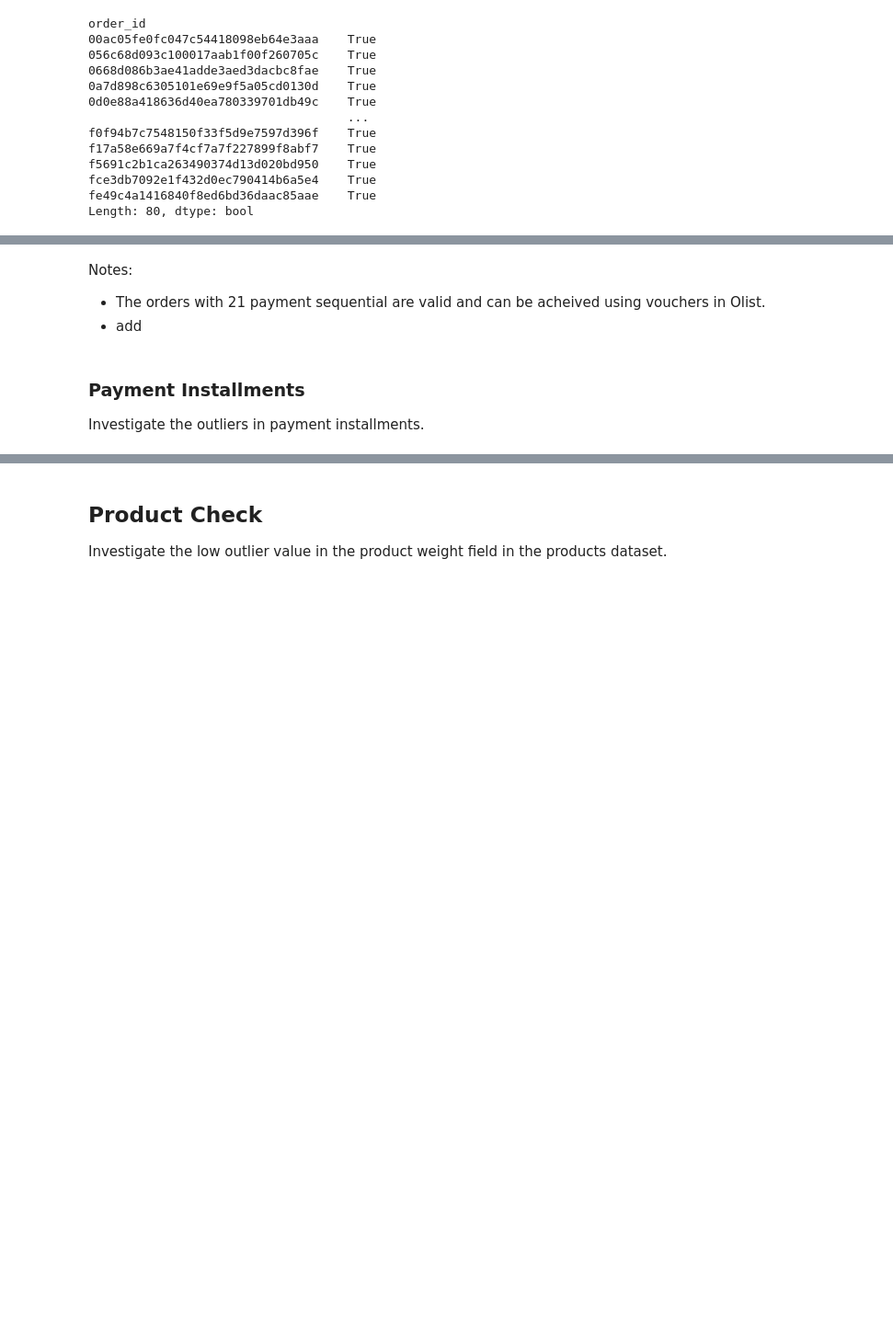
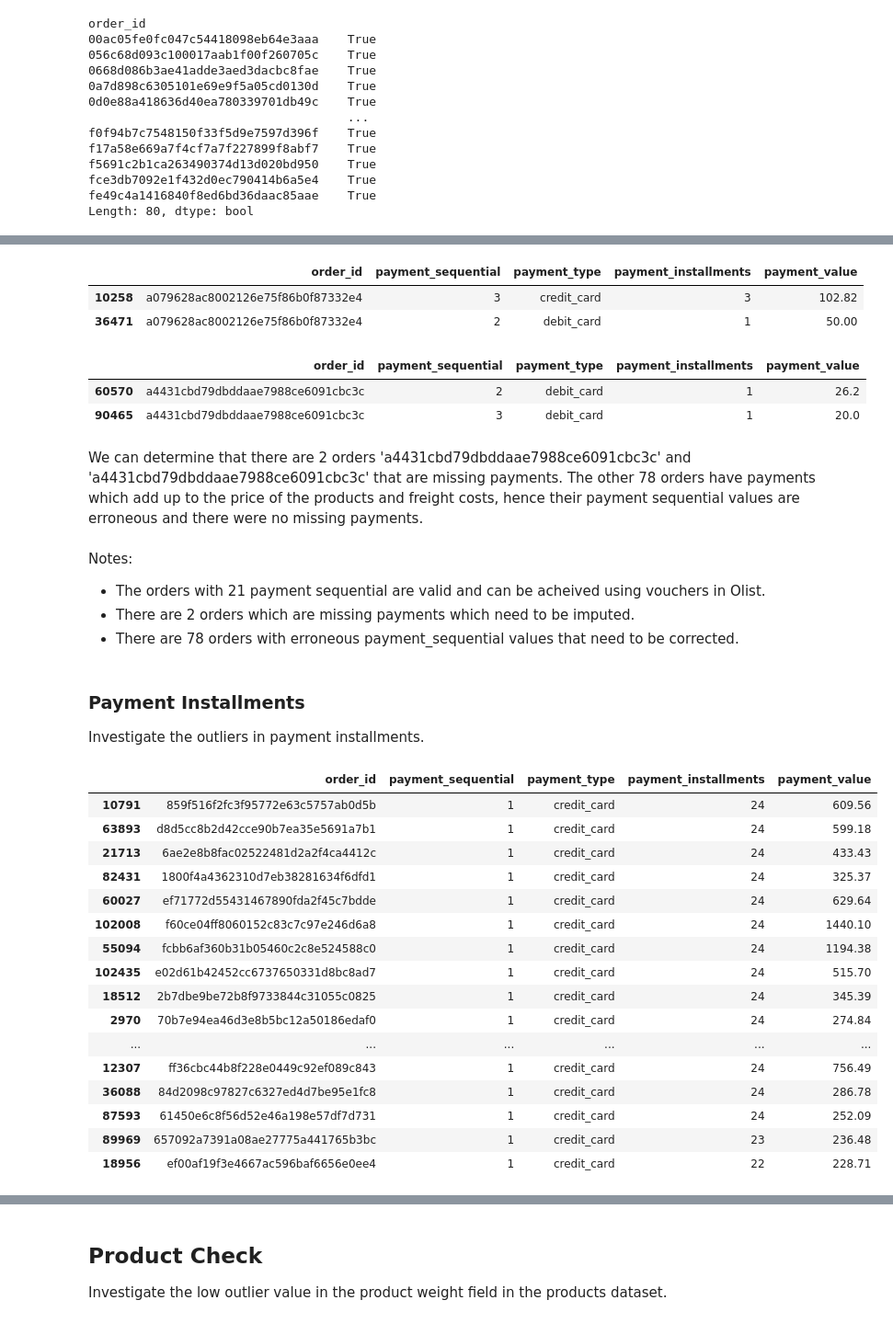
Before and after one commit to g-awaine/y3s2_caie_assessment, a Jupyter notebook: annex/preliminary_data_analysis.ipynb, the cells around one changed output, grey strips where cells are left out. Shown at 92% size. Drawn from its saved outputs; the diff is of its cells as text; code cells hidden in the pictures; blank space fills up the shorter version.

```diff
--- a/annex/preliminary_data_analysis.ipynb
+++ b/annex/preliminary_data_analysis.ipynb
@@ -1498,7 +1623,45 @@ There are 80 orders which suggest being paid by multiple payment methods, but in
+# %%
+# Check the payments of the order a079628ac8002126e75f86b0f87332e4
+payments_df[payments_df['order_id']=='a079628ac8002126e75f86b0f87332e4']
+# %% [output]
+|  | order_id | payment_sequential | payment_type | payment_installments | payment_value |
+| 10258 | a079628ac8002126e75f86b0f87332e4 | 3 | credit_card | 3 | 102.82 |
+| 36471 | a079628ac8002126e75f86b0f87332e4 | 2 | debit_card | 1 | 50.00 |
+# %%
+# Check the payments of the order a4431cbd79dbddaae7988ce6091cbc3c
+payments_df[payments_df['order_id']=='a4431cbd79dbddaae7988ce6091cbc3c']
+# %% [output]
+|  | order_id | payment_sequential | payment_type | payment_installments | payment_value |
+| 60570 | a4431cbd79dbddaae7988ce6091cbc3c | 2 | debit_card | 1 | 26.2 |
+| 90465 | a4431cbd79dbddaae7988ce6091cbc3c | 3 | debit_card | 1 | 20.0 |
+# %% [markdown]
+We can determine that there are 2 orders 'a4431cbd79dbddaae7988ce6091cbc3c' and 'a4431cbd79dbddaae7988ce6091cbc3c' that are missing payments. The other 78 orders have payments which add up to the price of the products and freight costs, hence their payment sequential values are erroneous and there were no missing payments.
 # %% [markdown]
 Notes:
 - The orders with 21 payment sequential are valid and can be acheived using vouchers in Olist.
-- add
+- There are 2 orders which are missing payments which need to be imputed.
+- There are 78 orders with erroneous payment_sequential values that need to be corrected.
 # %% [markdown]
 ### Payment Installments
 Investigate the outliers in payment installments.
+# %%
+# Identify outliers with high payment installments
+payments_df.sort_values(by='payment_installments', ascending=False).head(20)
+# %% [output]
+|  | order_id | payment_sequential | payment_type | payment_installments | payment_value |
+| 10791 | 859f516f2fc3f95772e63c5757ab0d5b | 1 | credit_card | 24 | 609.56 |
+| 63893 | d8d5cc8b2d42cce90b7ea35e5691a7b1 | 1 | credit_card | 24 | 599.18 |
+| 21713 | 6ae2e8b8fac02522481d2a2f4ca4412c | 1 | credit_card | 24 | 433.43 |
+| 82431 | 1800f4a4362310d7eb38281634f6dfd1 | 1 | credit_card | 24 | 325.37 |
+| 60027 | ef71772d55431467890fda2f45c7bdde | 1 | credit_card | 24 | 629.64 |
+| 102008 | f60ce04ff8060152c83c7c97e246d6a8 | 1 | credit_card | 24 | 1440.10 |
+| 55094 | fcbb6af360b31b05460c2c8e524588c0 | 1 | credit_card | 24 | 1194.38 |
+| 102435 | e02d61b42452cc6737650331d8bc8ad7 | 1 | credit_card | 24 | 515.70 |
+| 18512 | 2b7dbe9be72b8f9733844c31055c0825 | 1 | credit_card | 24 | 345.39 |
+| 2970 | 70b7e94ea46d3e8b5bc12a50186edaf0 | 1 | credit_card | 24 | 274.84 |
+| ... | ... | ... | ... | ... | ... |
+| 12307 | ff36cbc44b8f228e0449c92ef089c843 | 1 | credit_card | 24 | 756.49 |
+| 36088 | 84d2098c97827c6327ed4d7be95e1fc8 | 1 | credit_card | 24 | 286.78 |
+| 87593 | 61450e6c8f56d52e46a198e57df7d731 | 1 | credit_card | 24 | 252.09 |
+| 89969 | 657092a7391a08ae27775a441765b3bc | 1 | credit_card | 23 | 236.48 |
+| 18956 | ef00af19f3e4667ac596baf6656e0ee4 | 1 | credit_card | 22 | 228.71 |
```
Also changed, not shown: parts of 38 cells of this notebook, 2 other files.
